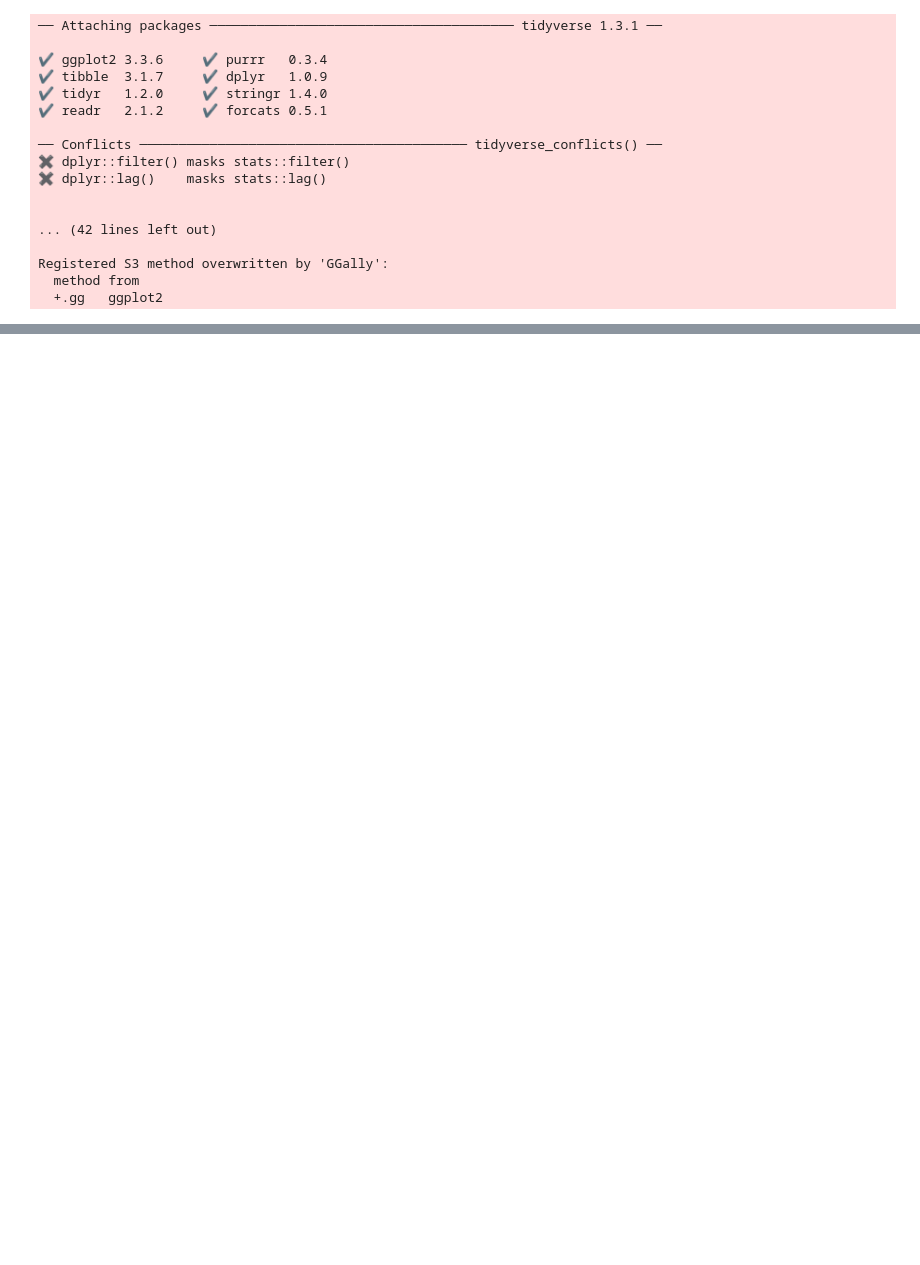
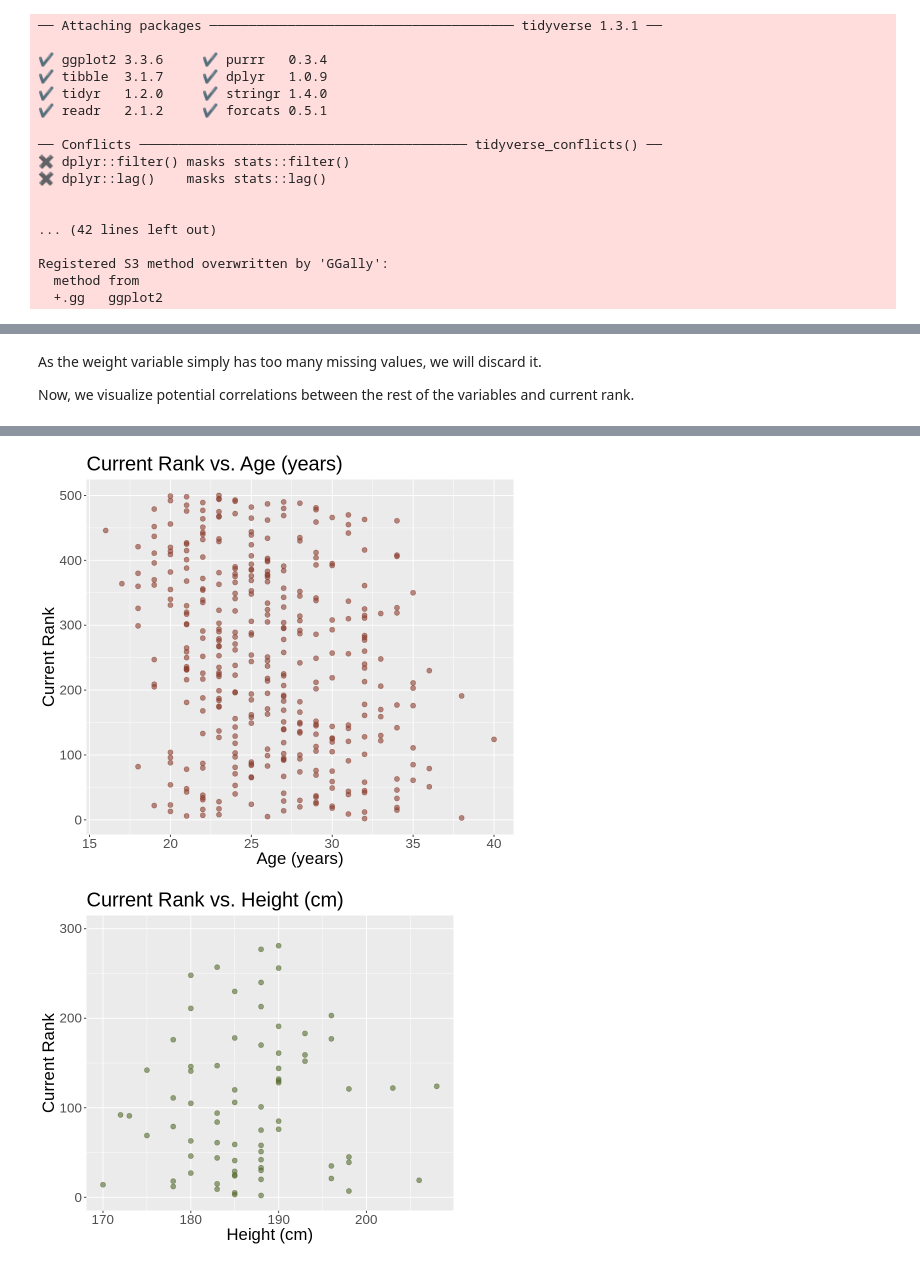
Before and after one commit to VictorVy/DSCI100_Group_Project, a Jupyter notebook: Project.ipynb, the cells around one changed output, grey strips where cells are left out. Cells and saved outputs as stored; diff of their text form; code cells hidden in the pictures; blank space fills up the shorter version.

```diff
--- a/Project.ipynb
+++ b/Project.ipynb
@@ -74,0 +165,45 @@ A tibble: 84 × 3
+# %% [markdown]
+As the weight variable simply has too many missing values, we will discard it.
+
+Now, we visualize potential correlations between the rest of the variables and current rank.
+# %%
+## data visualization
+
+# defining variables/functions
+
+point_alpha <- 0.6
+point_size <- 2.5
+
+theme_layer <- theme(text = element_text(size = 20))
+
+set_size <- function(p)
+{
+    switch(
+        p,
+        "age" = options(repr.plot.width = 8, repr.plot.height = 7),
+        "height" = options(repr.plot.width = 7, repr.plot.height = 6)
+    )
+}
+# %%
+# plotting variables of interest against current rank
+
+age_plot <- tennis_training |>
+                ggplot(aes(x = Age, y = Current.Rank)) +
+                geom_point(alpha = point_alpha, colour = "coral4", size = point_size) +
+                labs(x = "Age (years)", y = "Current Rank") +
+                ggtitle("Current Rank vs. Age (years)") +
+                theme_layer
+
+height_plot <- tennis_training |>
+                ggplot(aes(x = Height, y = Current.Rank)) +
+                geom_point(alpha = point_alpha, colour = "darkolivegreen", size = point_size) +
+                ylim(0, 300) +
+                labs(x = "Height (cm)", y = "Current Rank") +
+                ggtitle("Current Rank vs. Height (cm)") +
+                theme_layer
+
+set_size("age")
+age_plot
+set_size("height")
+height_plot
+# %% [output]
@@ -74,0 +214,2 @@ A tibble: 84 × 3
+[figure, added]
+[figure, added]
```
Also changed, not shown: parts of 36 cells of this notebook, 1 other file.
